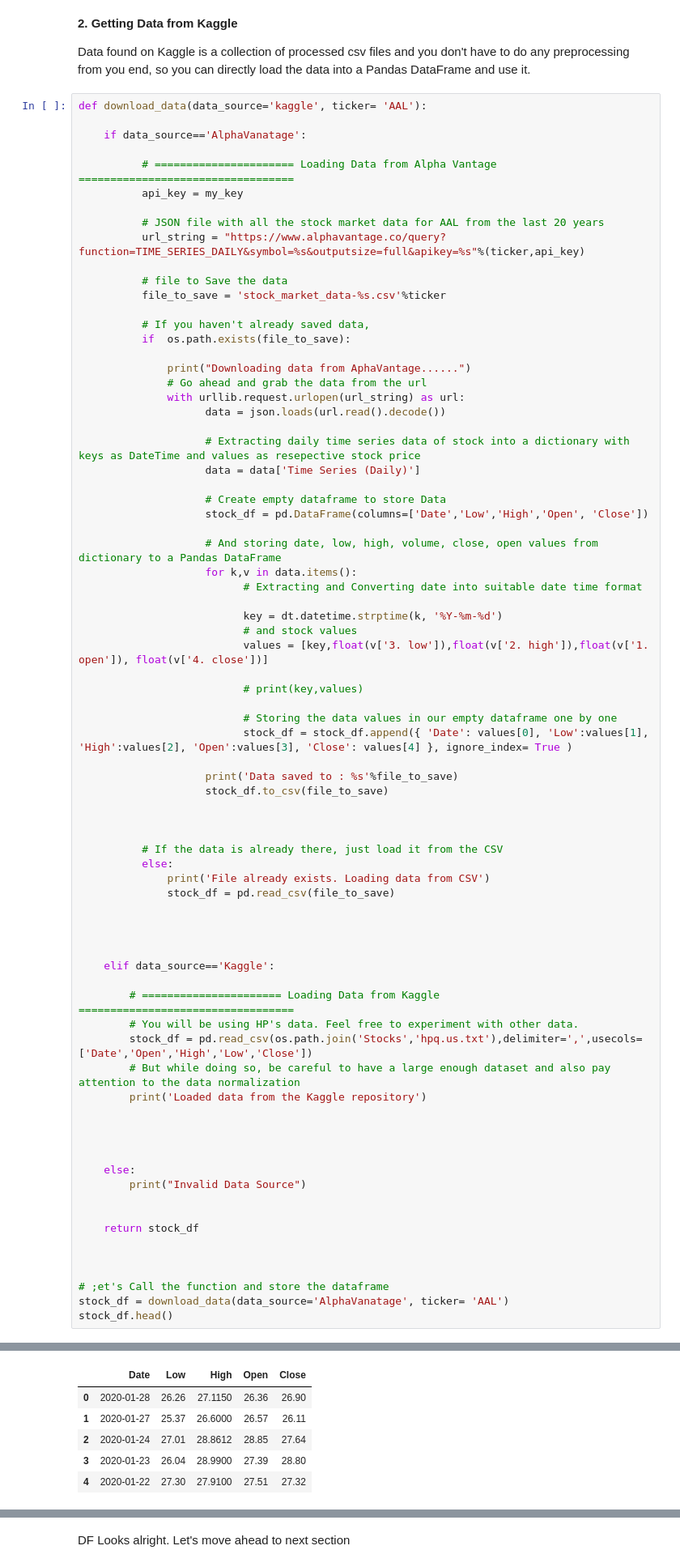
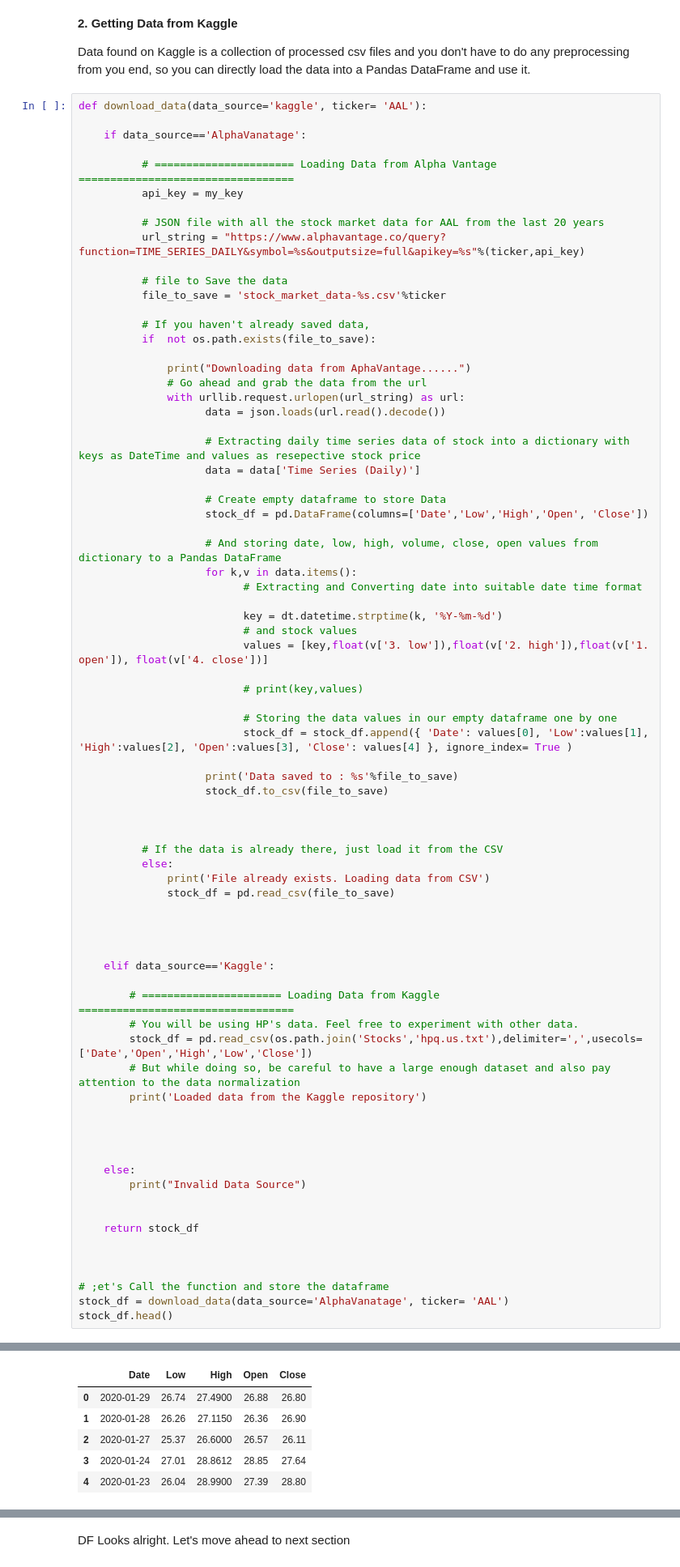
Before and after one commit to sachinkun21/Stock_price_prediction, a Jupyter notebook: IOCL_Predictions_in_Python.ipynb, the cells around one changed output, grey strips where cells are left out. Shown: that part at 81% size. Saved outputs shown, nothing was run; the diff lists cells and outputs as text.

```diff
--- a/IOCL_Predictions_in_Python.ipynb
+++ b/IOCL_Predictions_in_Python.ipynb
@@ -87,7 +87,7 @@ def download_data(data_source='kaggle', ticker= 'AAL'):
           file_to_save = 'stock_market_data-%s.csv'%ticker
 
           # If you haven't already saved data,
-          if  os.path.exists(file_to_save):
+          if  not os.path.exists(file_to_save):
 
               print("Downloading data from AphaVantage......")
               # Go ahead and grab the data from the url
@@ -125,38 +125,38 @@ def download_data(data_source='kaggle', ticker= 'AAL'):
 
 
 
 
     elif data_source=='Kaggle':
 
         # ====================== Loading Data from Kaggle ==================================
         # You will be using HP's data. Feel free to experiment with other data.
         stock_df = pd.read_csv(os.path.join('Stocks','hpq.us.txt'),delimiter=',',usecols=['Date','Open','High','Low','Close'])
         # But while doing so, be careful to have a large enough dataset and also pay attention to the data normalization
         print('Loaded data from the Kaggle repository')
 
 
 
 
     else:
         print("Invalid Data Source")
 
 
     return stock_df
 
 
 
 # ;et's Call the function and store the dataframe
 stock_df = download_data(data_source='AlphaVanatage', ticker= 'AAL')
 stock_df.head()
 # %% [output]
 Downloading data from AphaVantage......
 Data saved to : stock_market_data-AAL.csv
 |  | Date | Low | High | Open | Close |
-| 0 | 2020-01-28 | 26.26 | 27.1150 | 26.36 | 26.90 |
-| 1 | 2020-01-27 | 25.37 | 26.6000 | 26.57 | 26.11 |
-| 2 | 2020-01-24 | 27.01 | 28.8612 | 28.85 | 27.64 |
-| 3 | 2020-01-23 | 26.04 | 28.9900 | 27.39 | 28.80 |
-| 4 | 2020-01-22 | 27.30 | 27.9100 | 27.51 | 27.32 |
+| 0 | 2020-01-29 | 26.74 | 27.4900 | 26.88 | 26.80 |
+| 1 | 2020-01-28 | 26.26 | 27.1150 | 26.36 | 26.90 |
+| 2 | 2020-01-27 | 25.37 | 26.6000 | 26.57 | 26.11 |
+| 3 | 2020-01-24 | 27.01 | 28.8612 | 28.85 | 27.64 |
+| 4 | 2020-01-23 | 26.04 | 28.9900 | 27.39 | 28.80 |
 # %% [markdown]
 ### **Data Exploration**
 Here you will print the data you collected in to the DataFrame. You should also make sure that the data is sorted by date, because the order of the data is crucial in time series modelling.
```
Also changed, not shown: parts of 13 cells of this notebook.
